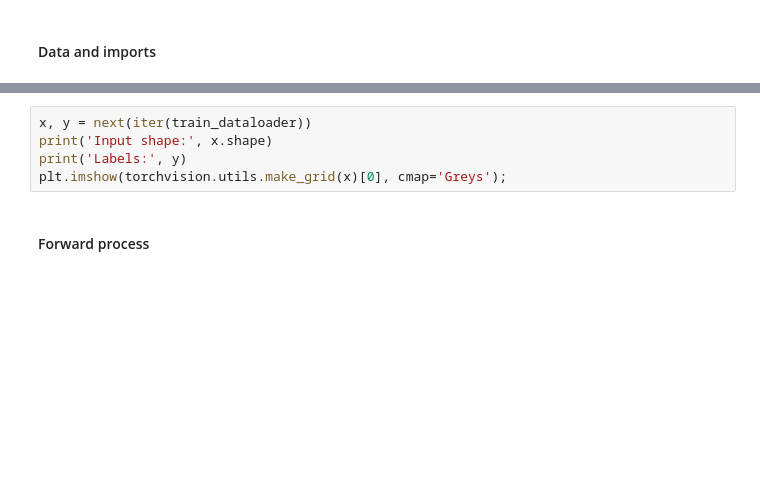
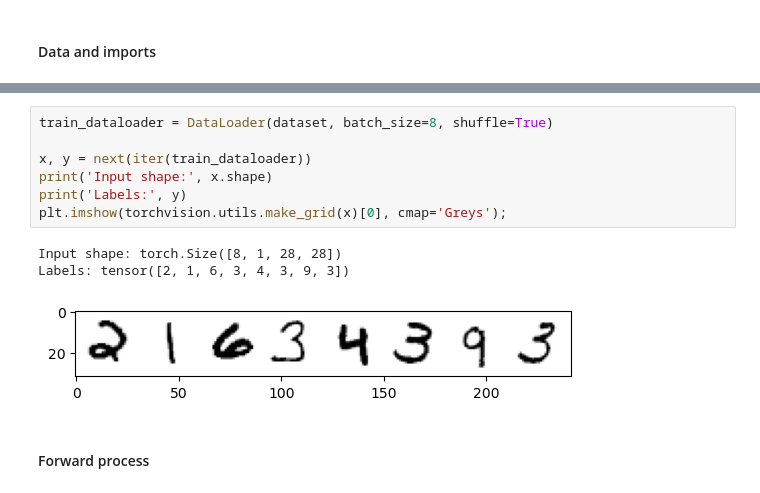
Before and after one commit to ontenkutsenko/Diffusion, a Jupyter notebook: Initial work.ipynb, the cells around one changed output, grey strips where cells are left out. Drawn from its saved outputs; the diff is of its cells as text; blank space fills up the shorter version.

```diff
--- a/Initial work.ipynb
+++ b/Initial work.ipynb
@@ -51,8 +51,14 @@ NameError: name 'torchvision' is not defined
 # %%
+train_dataloader = DataLoader(dataset, batch_size=8, shuffle=True)
+
 x, y = next(iter(train_dataloader))
 print('Input shape:', x.shape)
 print('Labels:', y)
 plt.imshow(torchvision.utils.make_grid(x)[0], cmap='Greys');
+# %% [output]
+Input shape: torch.Size([8, 1, 28, 28])
+Labels: tensor([2, 1, 6, 3, 4, 3, 9, 3])
+[figure, added]
 # %% [markdown]
 #### Forward process
 # %%
```
Also changed, not shown: parts of 26 cells of this notebook.
